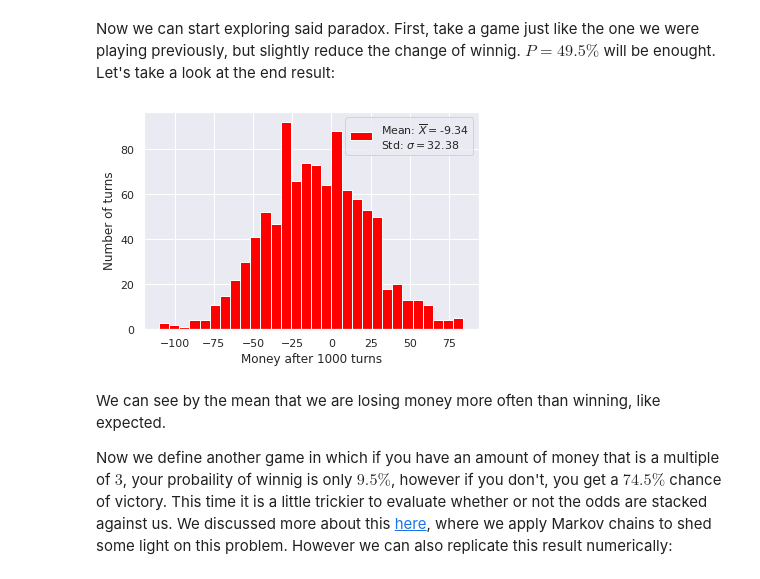
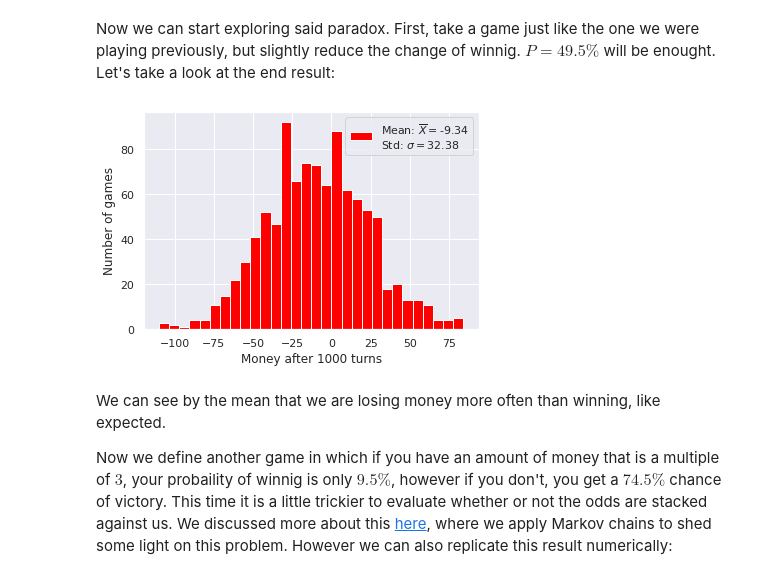
Before and after one commit to LFRusso/lfrusso.github.io, a Jupyter notebook: assets/posts/2020/08/parrondo/code/parrondo.ipynb, the cells around one changed output. Saved outputs shown, nothing was run; the diff lists cells and outputs as text; code cells hidden in the pictures.

```diff
--- a/assets/posts/2020/08/parrondo/code/parrondo.ipynb
+++ b/assets/posts/2020/08/parrondo/code/parrondo.ipynb
@@ -116,35 +119,35 @@ Now we can start exploring said paradox. First, take a game just like the one we
 # %%
 P = 0.495
 N_PLAYS = 1000
 N_GAMES = 1000
 ## This time we are taking the final balance for each game
 final_balance_v = np.zeros(N_GAMES)
 
 # Repeat the whole game multiple times
 for j in range(N_GAMES):
   ## Resetting player balance
   balance = 0
   for i in range(N_PLAYS):
     if (P > np.random.uniform(low=0.0, high=1.0)):
       balance += 1
     else:
       balance -= 1
 
   # Saving result at the end of the game
   final_balance_v[j] = balance
 
 # Calculating the mean and standard deviation for the result
 mean = np.mean(final_balance_v)
 std = np.std(final_balance_v)
 
 # Plotting the final balance as a histogram
 plt.hist(final_balance_v, bins = 30, label="Mean: $\overline{X} = $"+str(round(mean,2))+"\nStd: $\sigma = $"+str(round(std,2)), color='red')
 plt.xlabel("Money after " + str(N_PLAYS) + " turns")
-plt.ylabel("Number of turns")
+plt.ylabel("Number of games")
 plt.legend()
 plt.show()
 # %% [output]
-[figure, old version]
+[figure, new version]
 # %% [markdown]
 We can see by the mean that we are losing money more often than winning, like expected.
 
```
Also changed, not shown: parts of 5 cells of this notebook, 6 other files.
